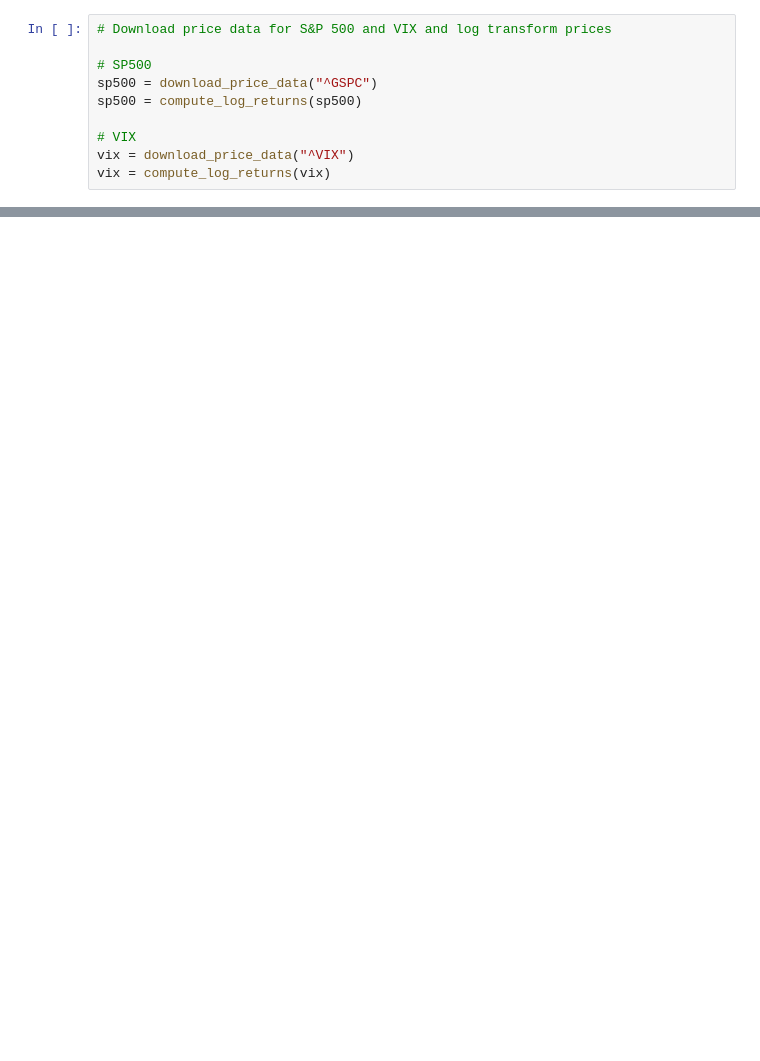
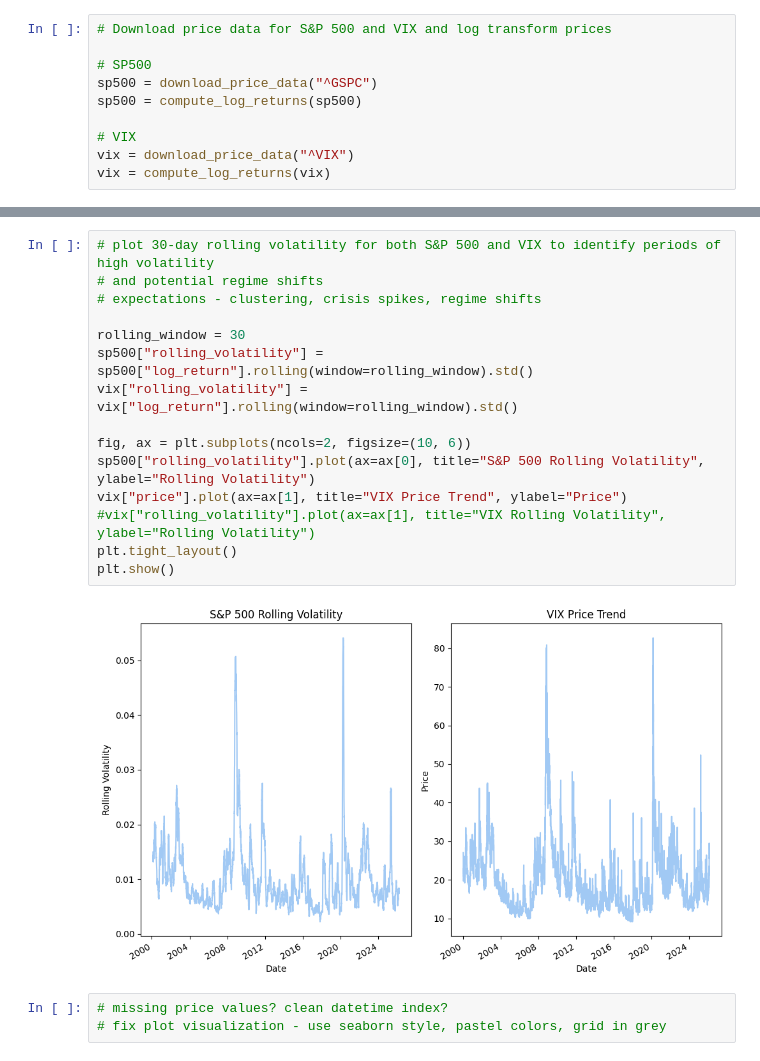
Before and after one commit to 1412richa/volatility-forecasting, a Jupyter notebook: notebooks/01_data_exploration.ipynb, the cells around one changed output, grey strips where cells are left out. Drawn from its saved outputs; the diff is of its cells as text; blank space fills up the shorter version.

```diff
--- a/notebooks/01_data_exploration.ipynb
+++ b/notebooks/01_data_exploration.ipynb
@@ -37,0 +53,20 @@ plt.tight_layout()
+# %%
+# plot 30-day rolling volatility for both S&P 500 and VIX to identify periods of high volatility
+# and potential regime shifts
+# expectations - clustering, crisis spikes, regime shifts
+
+rolling_window = 30
+sp500["rolling_volatility"] = sp500["log_return"].rolling(window=rolling_window).std()
+vix["rolling_volatility"] = vix["log_return"].rolling(window=rolling_window).std()
+
+fig, ax = plt.subplots(ncols=2, figsize=(10, 6))
+sp500["rolling_volatility"].plot(ax=ax[0], title="S&P 500 Rolling Volatility", ylabel="Rolling Volatility")
+vix["price"].plot(ax=ax[1], title="VIX Price Trend", ylabel="Price")
+#vix["rolling_volatility"].plot(ax=ax[1], title="VIX Rolling Volatility", ylabel="Rolling Volatility")
+plt.tight_layout()
+plt.show()
+# %% [output]
+[figure, added]
+# %%
+# missing price values? clean datetime index?
+# fix plot visualization - use seaborn style, pastel colors, grid in grey
```
Also changed, not shown: parts of 15 cells of this notebook.
